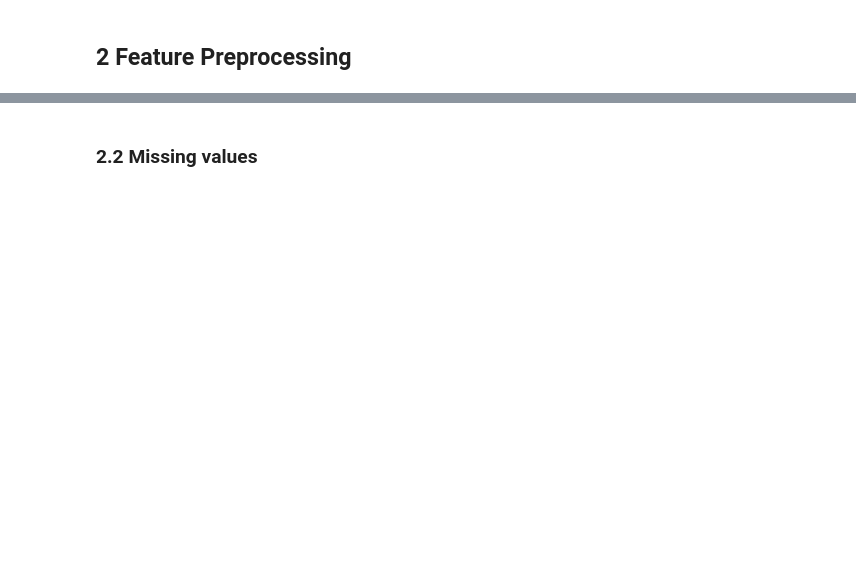
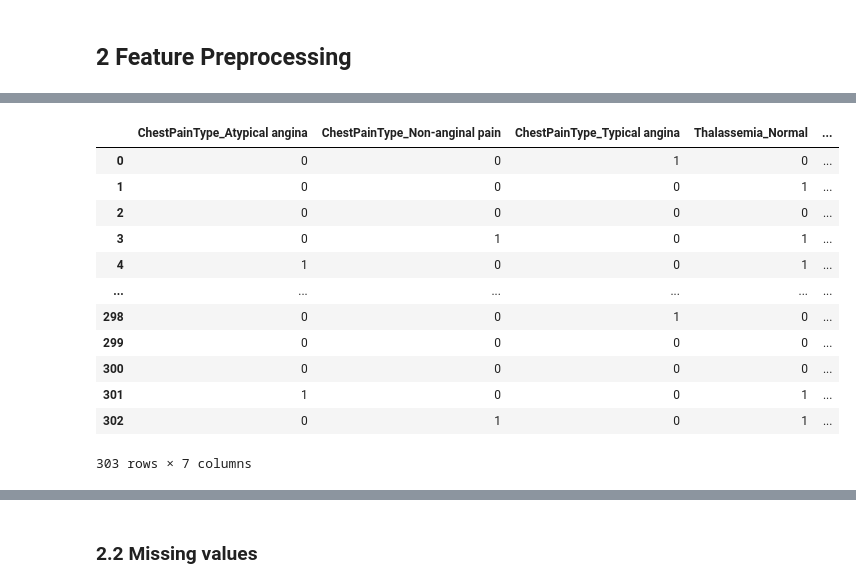
Before and after one commit to andreacorvaglia-unisr/corso-ai-medicina, a Jupyter notebook: heart_disease.ipynb, the cells around one changed output, grey strips where cells are left out. Saved outputs shown, nothing was run; the diff lists cells and outputs as text; code cells hidden in the pictures; blank space fills up the shorter version.

```diff
--- a/heart_disease.ipynb
+++ b/heart_disease.ipynb
@@ -216,0 +339,21 @@ df[categorical_vars] = df[categorical_vars].astype(str)
+# %%
+# Use get_dummies and assign column names
+dummies = pd.get_dummies(df[categorical_vars], prefix=categorical_vars,dummy_na = False, drop_first=True).astype(np.int64)
+df = pd.concat([df, dummies], axis=1)
+df = df.drop(columns=categorical_vars)
+
+dummies
+# %% [output]
+|  | ChestPainType_Atypical angina | ChestPainType_Non-anginal pain | ChestPainType_Typical angina | Thalassemia_Normal | ... |
+| 0 | 0 | 0 | 1 | 0 | ... |
+| 1 | 0 | 0 | 0 | 1 | ... |
+| 2 | 0 | 0 | 0 | 0 | ... |
+| 3 | 0 | 1 | 0 | 1 | ... |
+| 4 | 1 | 0 | 0 | 1 | ... |
+| ... | ... | ... | ... | ... | ... |
+| 298 | 0 | 0 | 1 | 0 | ... |
+| 299 | 0 | 0 | 0 | 0 | ... |
+| 300 | 0 | 0 | 0 | 0 | ... |
+| 301 | 1 | 0 | 0 | 1 | ... |
+| 302 | 0 | 1 | 0 | 1 | ... |
+303 rows × 7 columns
```
Also changed, not shown: parts of 41 cells of this notebook.
